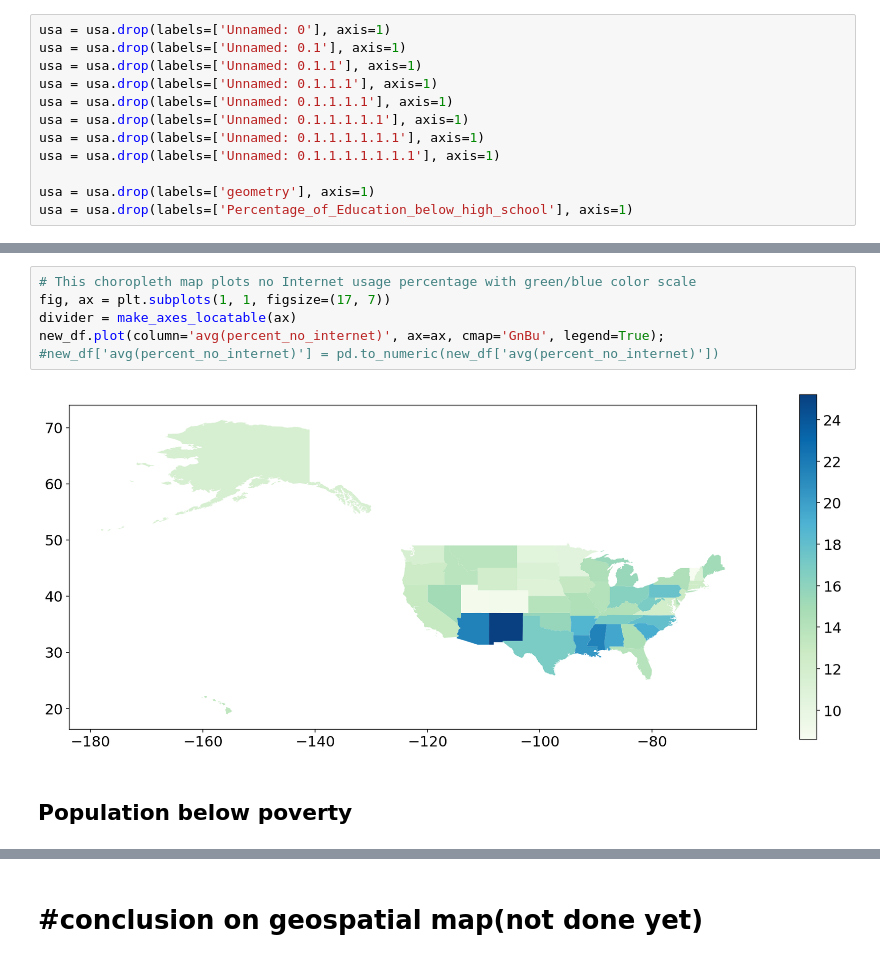
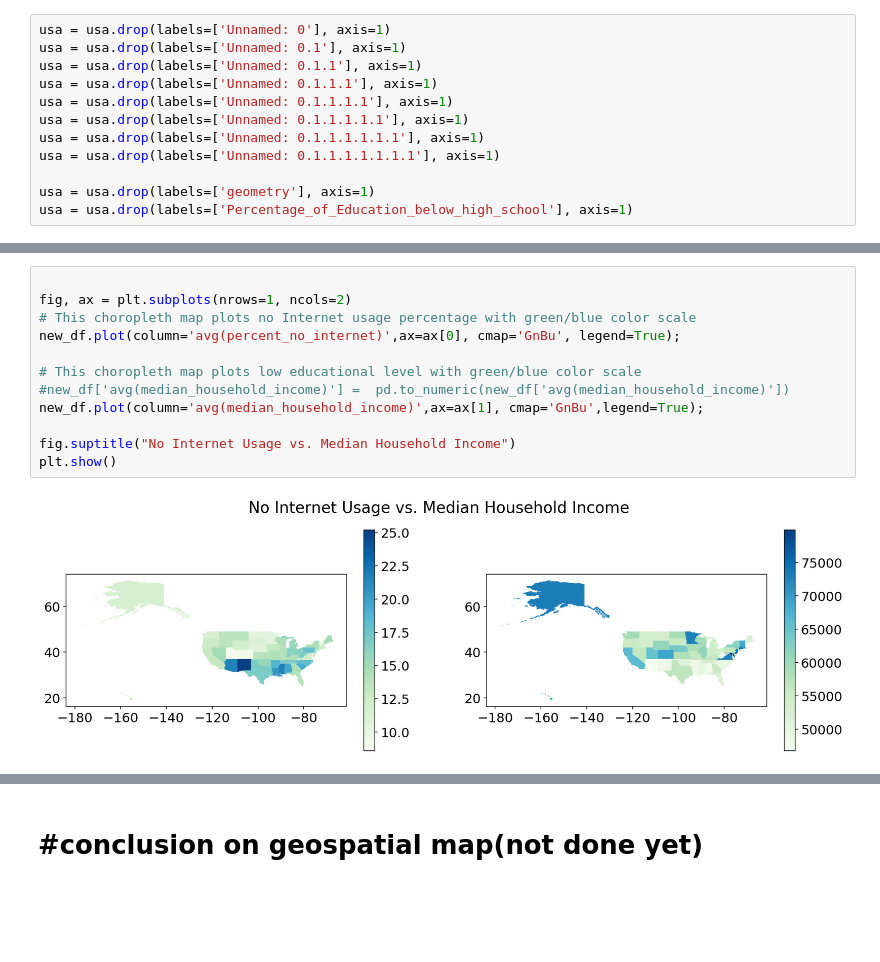
Before and after one commit to jij106/Projects, a Jupyter notebook: FinalProject.ipynb, the cells around one changed output, grey strips where cells are left out. Drawn from its saved outputs; the diff is of its cells as text; blank space fills up the shorter version.

```diff
--- a/FinalProject.ipynb
+++ b/FinalProject.ipynb
@@ -536,10 +593,14 @@ new_df.head()
 # %%
+
+fig, ax = plt.subplots(nrows=1, ncols=2)
 # This choropleth map plots no Internet usage percentage with green/blue color scale
-fig, ax = plt.subplots(1, 1, figsize=(17, 7))
-divider = make_axes_locatable(ax)
-new_df.plot(column='avg(percent_no_internet)', ax=ax, cmap='GnBu', legend=True);
-#new_df['avg(percent_no_internet)'] = pd.to_numeric(new_df['avg(percent_no_internet)'])
+new_df.plot(column='avg(percent_no_internet)',ax=ax[0], cmap='GnBu', legend=True);
+
+# This choropleth map plots low educational level with green/blue color scale
+#new_df['avg(median_household_income)'] =  pd.to_numeric(new_df['avg(median_household_income)'])
+new_df.plot(column='avg(median_household_income)',ax=ax[1], cmap='GnBu',legend=True);
+
+fig.suptitle("No Internet Usage vs. Median Household Income")
+plt.show()
 # %% [output]
-[figure, old version]
+[figure, new version]
-# %% [markdown]
-## Population below poverty
```
Also changed, not shown: parts of 20 cells of this notebook.
